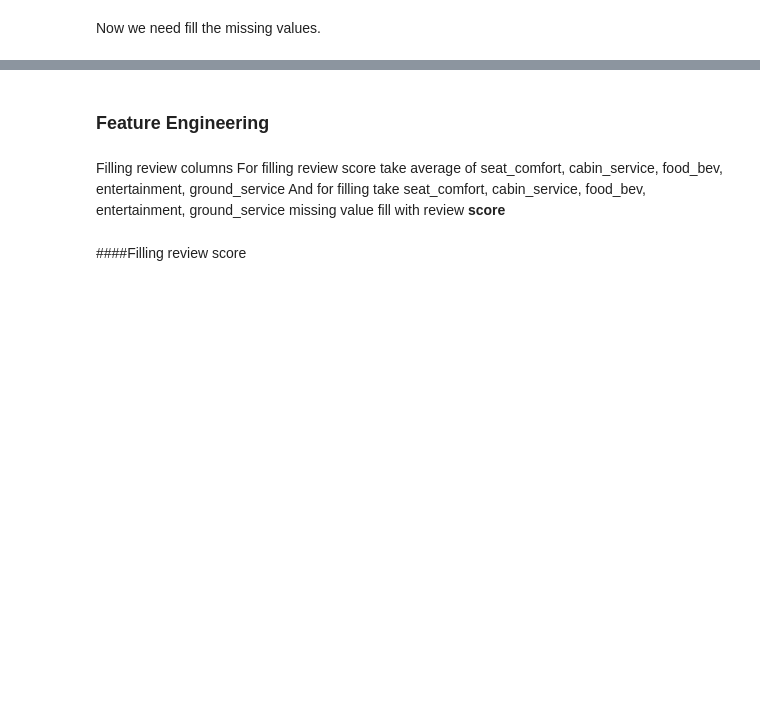
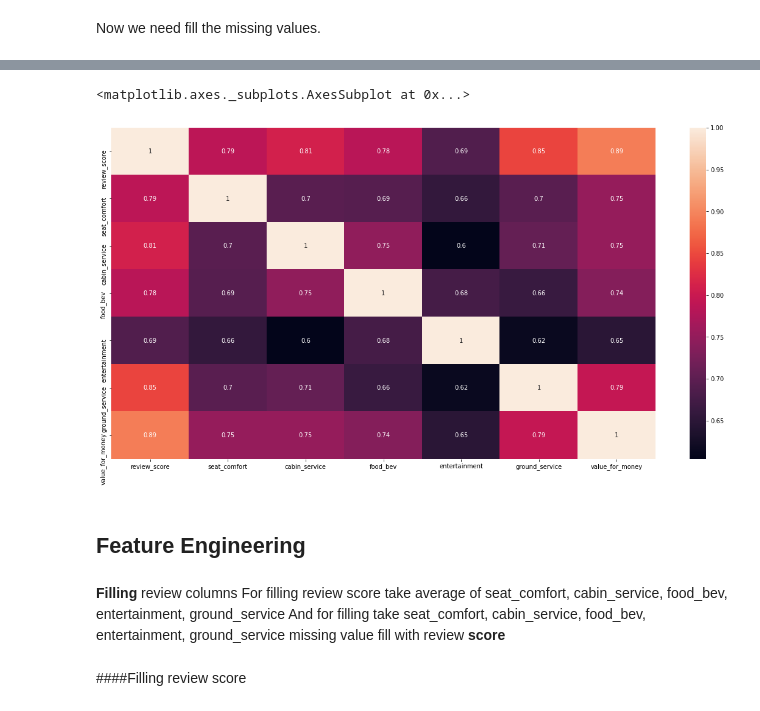
Before and after one commit to keerthana-narra/Airline-passenger-reviews, a Jupyter notebook: N_Sai_Keerthana_Reddy_Capstone_3_Airline_Referal.ipynb, the cells around one changed output, grey strips where cells are left out. Drawn from its saved outputs; the diff is of its cells as text; code cells hidden in the pictures; blank space fills up the shorter version.

```diff
--- a/N_Sai_Keerthana_Reddy_Capstone_3_Airline_Referal.ipynb
+++ b/N_Sai_Keerthana_Reddy_Capstone_3_Airline_Referal.ipynb
@@ -132,3 +220,0 @@ airline_data = data.copy()
-# %%
-# dropping rows if the entire row is null
-airline_data.dropna(how = 'all',inplace = True)
@@ -243,7 +280,15 @@ airline_data.head(2)
+# %%
+cor_matrix =abs( airline_data.corr())
+# Get heatmap of correlation matrix on the dataset
+plt.figure(figsize=(20,10))
+sns.heatmap(cor_matrix,annot = True)
+# %% [output]
+<matplotlib.axes._subplots.AxesSubplot at 0x...>
+[figure, added]
 # %% [markdown]
-### Feature Engineering
+## Feature Engineering
 # %% [markdown]
-Filling review columns
+**Filling** review columns
 For filling review score take average of seat_comfort, cabin_service, food_bev, entertainment, ground_service
 And for filling take seat_comfort, cabin_service, food_bev, entertainment, ground_service missing value fill with review **score**
 # %% [markdown]
```
Also changed, not shown: parts of 131 cells of this notebook.
